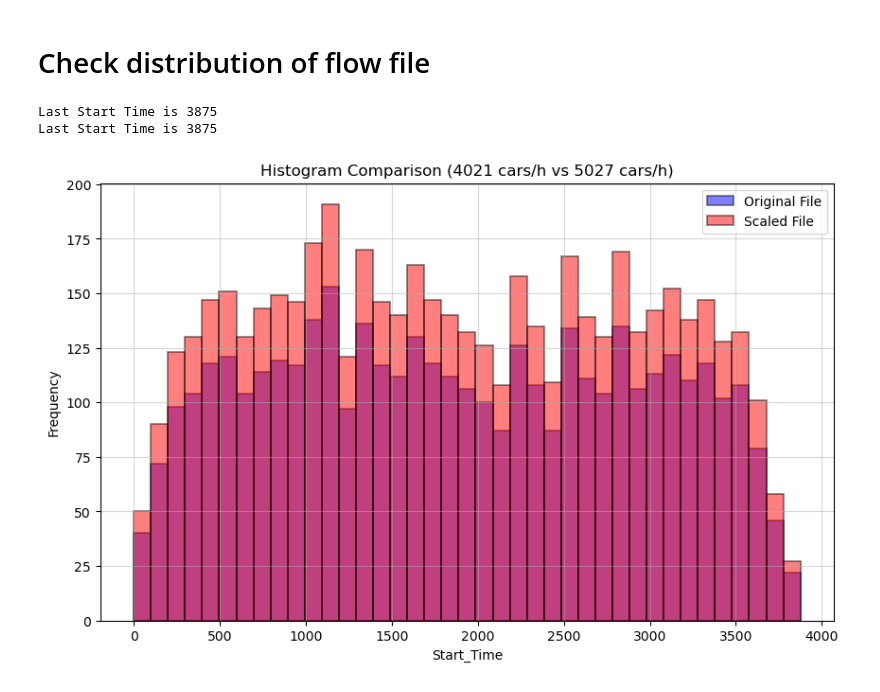
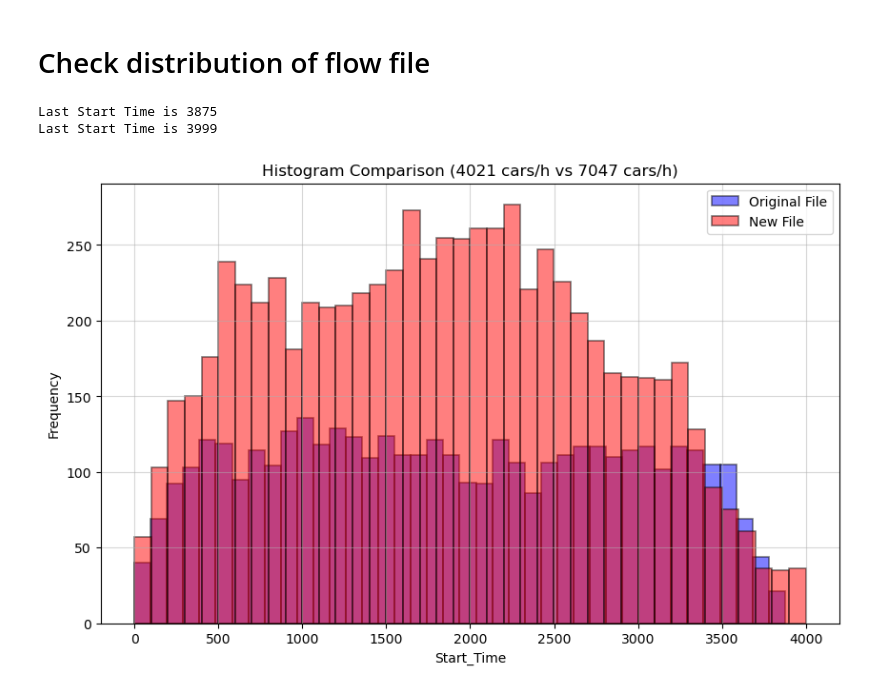
Before and after one commit to vinztu/Do4, a Jupyter notebook: Simulation/Generator/Scaling_Flow.ipynb, the cells around one changed output. Cells and saved outputs as stored; diff of their text form; code cells hidden in the pictures.

```diff
--- a/Simulation/Generator/Scaling_Flow.ipynb
+++ b/Simulation/Generator/Scaling_Flow.ipynb
@@ -61,12 +65,12 @@ Done
 # %%
-flow_file = "../Simulation_Results/man/flow.json"
-scaled_flow_file = "../Simulation_Results/man/scaled_flow.json"
+flow_file = "../Simulation_Results/Manhattan/backup/flow.json"
+new_flow_file = "../Simulation_Results/Manhattan/flow.json"
 
 with open(flow_file, "r") as jsonFile:
     flow_file = json.load(jsonFile)
 
-with open(scaled_flow_file, "r") as jsonFile:
-    scaled_flow_file = json.load(jsonFile)
+with open(new_flow_file, "r") as jsonFile:
+    new_flow_file = json.load(jsonFile)
 # %%
 def analyze(flow_data):
 
@@ -94,10 +98,10 @@ def analyze(flow_data):
 
 
 flow_vehicles = analyze(flow_file)
-scaled_flow_vehicles = analyze(scaled_flow_file)
+scaled_flow_vehicles = analyze(new_flow_file)
 # %% [output]
 Last Start Time is 3875
-Last Start Time is 3875
+Last Start Time is 3999
 # %%
 import numpy as np
 import matplotlib.pyplot as plt
@@ -106,32 +110,32 @@ def histogram(flow_vehicles, scaled_flow_vehicles):
     # Define the bucket size
     bucket_size = 100
 
     # Calculate the number of bins based on the bucket size
     num_bins = int((max(max(flow_vehicles), max(scaled_flow_vehicles)) + bucket_size) / bucket_size)
 
     # calculate number of vehicles per hour
     vehicles_per_hour = len(np.array(flow_vehicles)[np.array(flow_vehicles) < 3600])
     scaled_vehicles_per_hour = len(np.array(scaled_flow_vehicles)[np.array(scaled_flow_vehicles) < 3600])
 
     # Create figure and subplots
     fig, ax = plt.subplots(figsize=(10, 6))
 
     # Plotting histograms for Start_Time
     ax.hist(flow_vehicles, bins=num_bins, alpha=0.5, color='blue', label='Original File', edgecolor='black', linewidth=1.2)
-    ax.hist(scaled_flow_vehicles, bins=num_bins, alpha=0.5, color='red', label='Scaled File', edgecolor='black', linewidth=1.2)
+    ax.hist(scaled_flow_vehicles, bins=num_bins, alpha=0.5, color='red', label='New File', edgecolor='black', linewidth=1.2)
 
     ax.set_xlabel('Start_Time')
     ax.set_ylabel('Frequency')
     ax.set_title(f'Histogram Comparison ({vehicles_per_hour} cars/h vs {scaled_vehicles_per_hour} cars/h)')
     ax.grid(alpha=0.5)
 
     # Add a legend
     ax.legend()
 
     # Display the plot
     plt.show()
 
 
 histogram(flow_vehicles, scaled_flow_vehicles)
 # %% [output]
-[figure, old version]
+[figure, new version]
```
Also changed, not shown: parts of 2 cells of this notebook, 19 other files.
